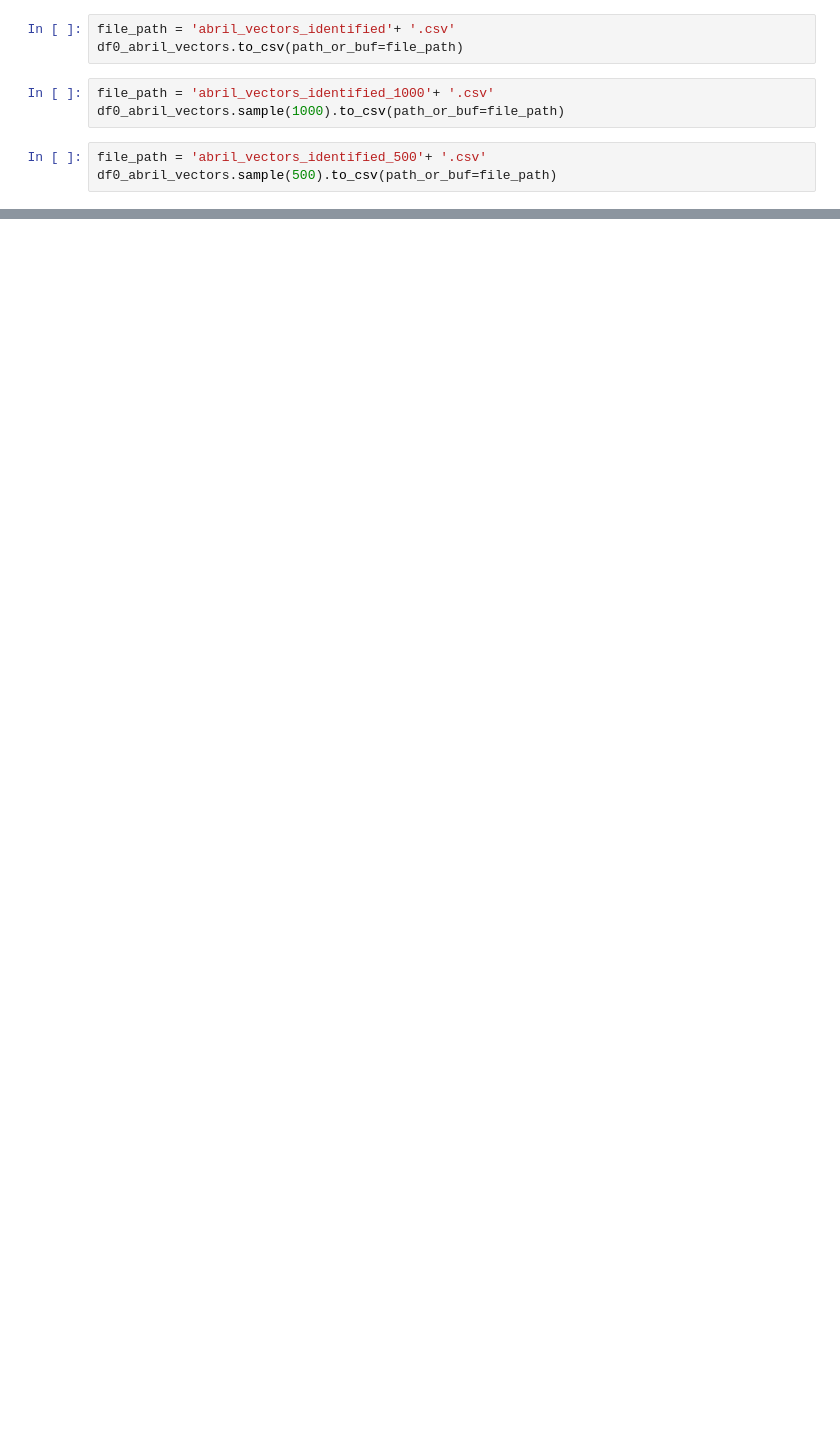
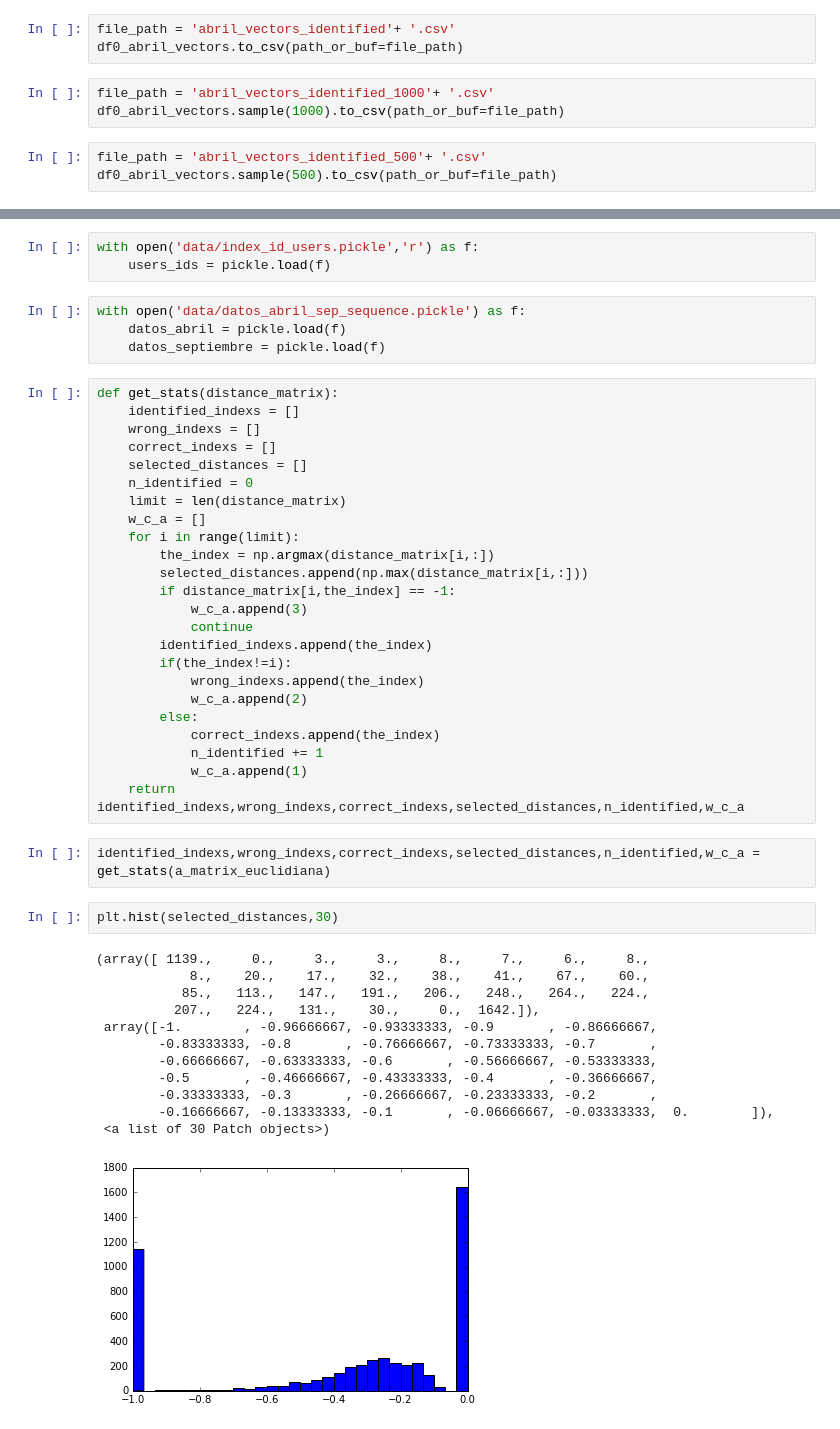
Before and after one commit to cinai/identification-algorithms, a Jupyter notebook: algoritmo_3/ResultsExploration.ipynb, the cells around one changed output, grey strips where cells are left out. Cells and saved outputs as stored; diff of their text form; blank space fills up the shorter version.

```diff
--- a/algoritmo_3/ResultsExploration.ipynb
+++ b/algoritmo_3/ResultsExploration.ipynb
@@ -487,0 +562,48 @@ df0_abril_vectors.sample(500).to_csv(path_or_buf=file_path)
+# %%
+with open('data/index_id_users.pickle','r') as f:
+    users_ids = pickle.load(f)
+# %%
+with open('data/datos_abril_sep_sequence.pickle') as f:
+    datos_abril = pickle.load(f)
+    datos_septiembre = pickle.load(f)
+# %%
+def get_stats(distance_matrix):
+    identified_indexs = []
+    wrong_indexs = []
+    correct_indexs = []
+    selected_distances = []
+    n_identified = 0
+    limit = len(distance_matrix)
+    w_c_a = []
+    for i in range(limit):
+        the_index = np.argmax(distance_matrix[i,:])
+        selected_distances.append(np.max(distance_matrix[i,:]))
+        if distance_matrix[i,the_index] == -1:
+            w_c_a.append(3)
+            continue
+        identified_indexs.append(the_index)
+        if(the_index!=i):
+            wrong_indexs.append(the_index)
+            w_c_a.append(2)
+        else:
+            correct_indexs.append(the_index)
+            n_identified += 1
+            w_c_a.append(1)
+    return identified_indexs,wrong_indexs,correct_indexs,selected_distances,n_identified,w_c_a
+# %%
+identified_indexs,wrong_indexs,correct_indexs,selected_distances,n_identified,w_c_a = get_stats(a_matrix_euclidiana)
+# %%
+plt.hist(selected_distances,30)
+# %% [output]
+(array([ 1139.,     0.,     3.,     3.,     8.,     7.,     6.,     8.,
+            8.,    20.,    17.,    32.,    38.,    41.,    67.,    60.,
+           85.,   113.,   147.,   191.,   206.,   248.,   264.,   224.,
+          207.,   224.,   131.,    30.,     0.,  1642.]),
+ array([-1.        , -0.96666667, -0.93333333, -0.9       , -0.86666667,
+        -0.83333333, -0.8       , -0.76666667, -0.73333333, -0.7       ,
+        -0.66666667, -0.63333333, -0.6       , -0.56666667, -0.53333333,
+        -0.5       , -0.46666667, -0.43333333, -0.4       , -0.36666667,
+        -0.33333333, -0.3       , -0.26666667, -0.23333333, -0.2       ,
+        -0.16666667, -0.13333333, -0.1       , -0.06666667, -0.03333333,  0.        ]),
+ <a list of 30 Patch objects>)
+[figure, added]
```
Also changed, not shown: parts of 50 cells of this notebook, 3 other files.
